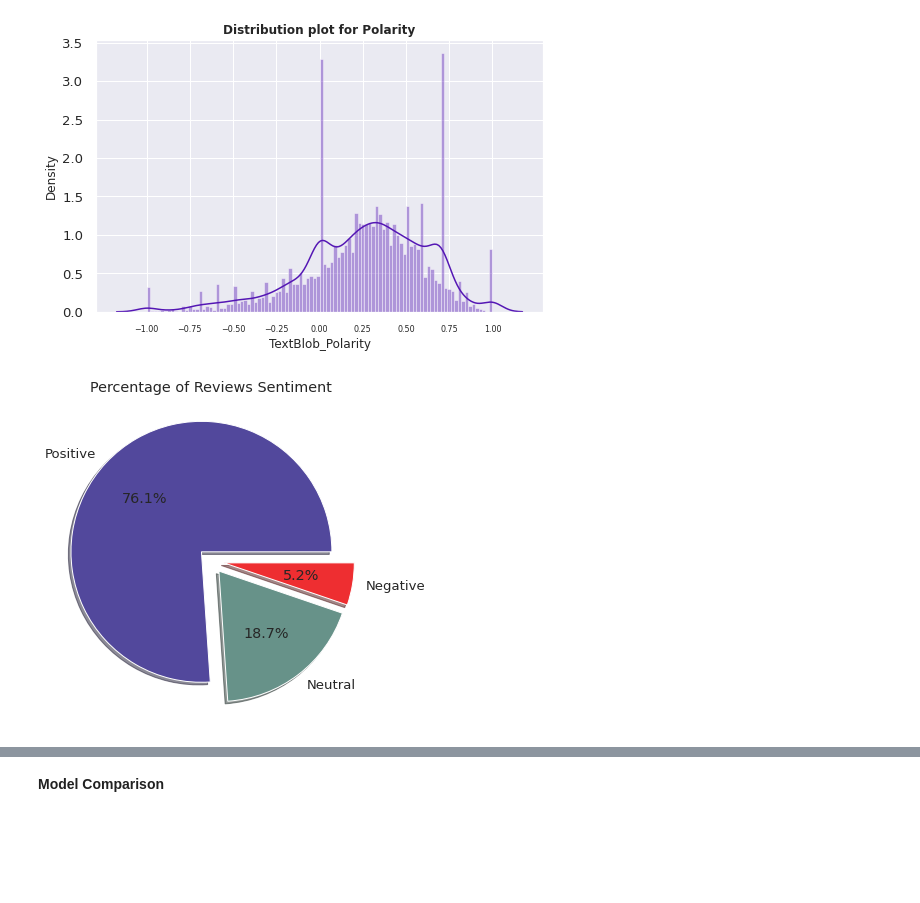
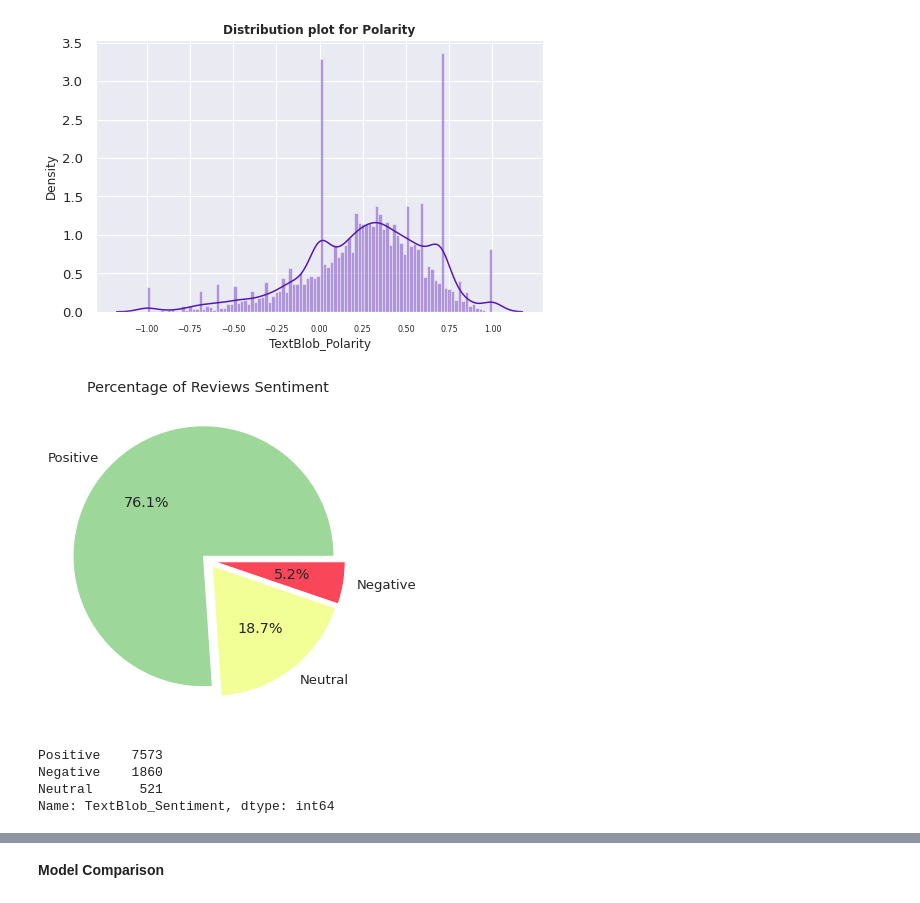
Before and after one commit to SethupathyM/Unsupervised_ML_Clustering_and_Sentiment_Analysis_Zomato_Restaurant, a Jupyter notebook: Zomato_Restaurant_Clustering_and_Sentiment_Analysis_.ipynb, the cells around one changed output, grey strips where cells are left out. Cells and saved outputs as stored; diff of their text form; code cells hidden in the pictures; blank space fills up the shorter version.

```diff
--- a/Zomato_Restaurant_Clustering_and_Sentiment_Analysis_.ipynb
+++ b/Zomato_Restaurant_Clustering_and_Sentiment_Analysis_.ipynb
@@ -1414,6 +1412,14 @@ dist_polarity(merged_df['TextBlob_Polarity'],'TextBlob_Polarity','#5416B4')
 merged_df['TextBlob_Sentiment'] = merged_df['TextBlob_Polarity'].apply(lambda x: 'Positive' if (x > 0) else ('Negative' if (x<0) else 'Neutral'))
 # %%
 # Pie chart
-piechart(merged_df['TextBlob_Sentiment'],colors = ['#52489C','#679289','#EE2E31'])
+piechart(merged_df['TextBlob_Sentiment'],colors = ['#9ED79A','#F2FF97','#FA4659'])
 # %% [output]
-[figure, old version]
+[figure, new version]
+# %%
+# Reviews Sentiment
+merged_df['TextBlob_Sentiment'].value_counts()
+# %% [output]
+Positive    7573
+Negative    1860
+Neutral      521
+Name: TextBlob_Sentiment, dtype: int64
```
Also changed, not shown: parts of 3 cells of this notebook.
